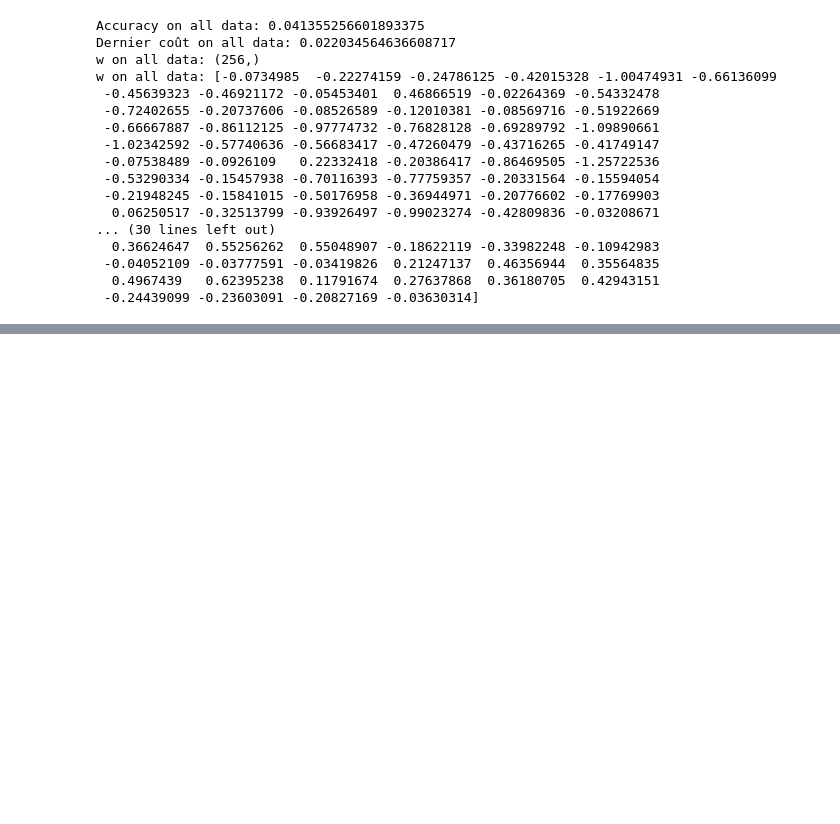
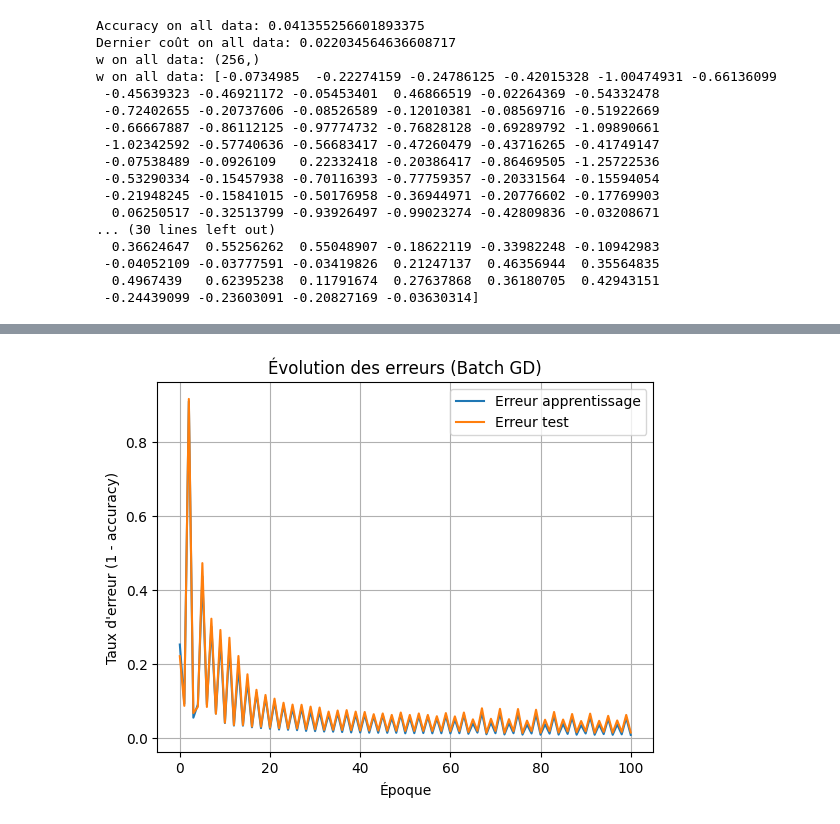
Before and after one commit to a-naoufel/M1-ML-tme3, a Jupyter notebook: src/tme3.ipynb, the cells around one changed output, grey strips where cells are left out. Saved outputs shown, nothing was run; the diff lists cells and outputs as text; code cells hidden in the pictures; blank space fills up the shorter version.

```diff
--- a/src/tme3.ipynb
+++ b/src/tme3.ipynb
@@ -111,0 +112,22 @@ plt.show()
+# %%
+Y_train = np.where(alltrainy == 6, 1, -1)
+Y_test  = np.where(alltesty  == 6, 1, -1)
+X_train = alltrainx
+X_test  = alltestx
+model_batch = Lineaire(perceptron_loss, perceptron_grad, max_iter=100, eps=0.1)
+model_batch.fit(X_train, Y_train, testx=X_test, testy=Y_test, batch_size=len(X_train))
+
+# Si fit stocke max_iter + 1 points (avec le point final) :
+iters = np.arange(len(model_batch.train_err_history))
+
+plt.figure()
+plt.plot(iters, model_batch.train_err_history, label="Erreur apprentissage")
+plt.plot(iters, model_batch.test_err_history, label="Erreur test")
+plt.xlabel("Époque")  # puisque max_iter = nb d'époques
+plt.ylabel("Taux d'erreur (1 - accuracy)")
+plt.title("Évolution des erreurs (Batch GD)")
+plt.legend()
+plt.grid(True)
+plt.show()
+# %% [output]
+[figure, added]
```
Also changed, not shown: parts of 5 cells of this notebook, 1 other file.
